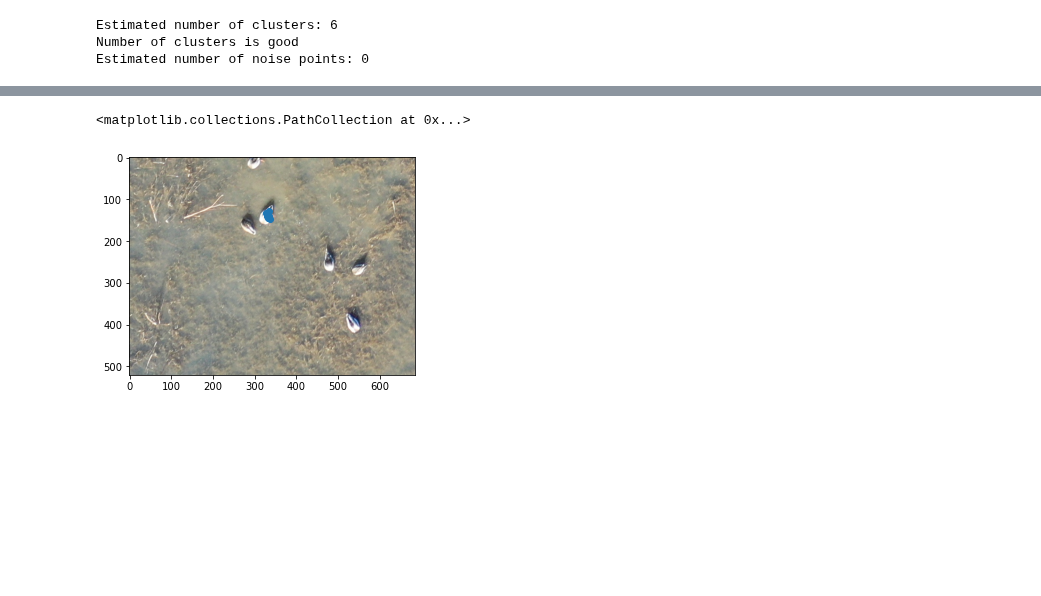
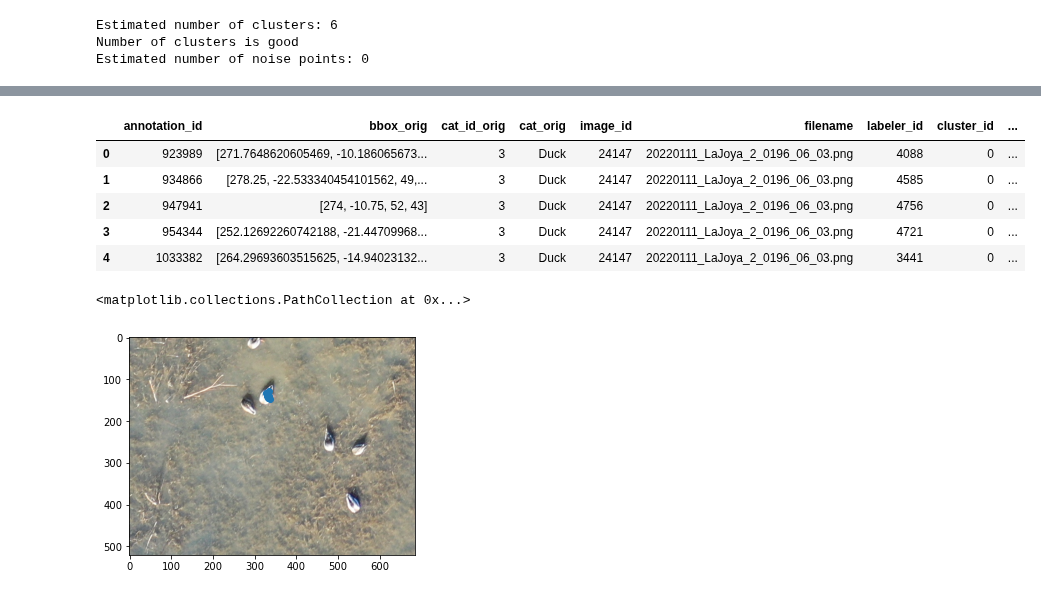
Before and after one commit to rowanoaktree/AggregationScripts, a Jupyter notebook: Scratch/Cluster.ipynb, the cells around one changed output, grey strips where cells are left out. Drawn from its saved outputs; the diff is of its cells as text; code cells hidden in the pictures; blank space fills up the shorter version.

```diff
--- a/Scratch/Cluster.ipynb
+++ b/Scratch/Cluster.ipynb
@@ -138,3 +205,16 @@ AttributeError: 'SeriesGroupBy' object has no attribute 'mode'
+# %%
+#Join refined results back to original dataframe for analysis, and save:
+df_analysis = pd.merge(df, refined_id, left_on="cluster_id", right_on="cluster_id")
+df_analysis = df_analysis.drop(columns=['centers','area','x','y','w','h', 'filename_y'])
+df_analysis = df_analysis.rename(columns={'filename_x':'filename', 'bbox_x': 'bbox_orig', 'category_id_x': 'cat_id_orig', "category_x": "cat_orig", 'bbox_y': 'bbox_refined', 'category_id_y': 'cat_id_refined', "category_y": "cat_refined"})
+df_analysis.head()
+# %% [output]
+|  | annotation_id | bbox_orig | cat_id_orig | cat_orig | image_id | filename | labeler_id | cluster_id | ... |
+| 0 | 923989 | [271.7648620605469, -10.186065673... | 3 | Duck | 24147 | 20220111_LaJoya_2_0196_06_03.png | 4088 | 0 | ... |
+| 1 | 934866 | [278.25, -22.533340454101562, 49,... | 3 | Duck | 24147 | 20220111_LaJoya_2_0196_06_03.png | 4585 | 0 | ... |
+| 2 | 947941 | [274, -10.75, 52, 43] | 3 | Duck | 24147 | 20220111_LaJoya_2_0196_06_03.png | 4756 | 0 | ... |
+| 3 | 954344 | [252.12692260742188, -21.44709968... | 3 | Duck | 24147 | 20220111_LaJoya_2_0196_06_03.png | 4721 | 0 | ... |
+| 4 | 1033382 | [264.29693603515625, -14.94023132... | 3 | Duck | 24147 | 20220111_LaJoya_2_0196_06_03.png | 3441 | 0 | ... |
 # %%
 #THIS WAS JUST CHECKING THAT THE CLUSTERS GROUPED AS EXPECTED WITH A QUICK VISUALIZATION
 subset = df.loc[df['cluster_id'] == 1]
```
Also changed, not shown: parts of 7 cells of this notebook.
